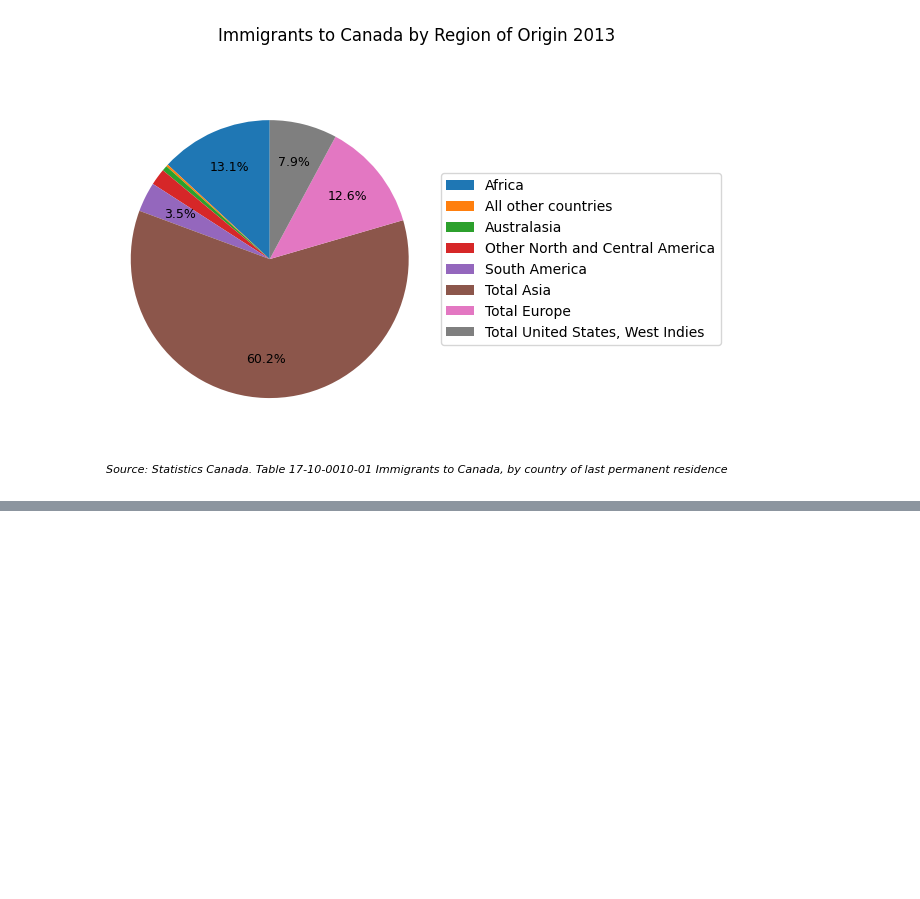
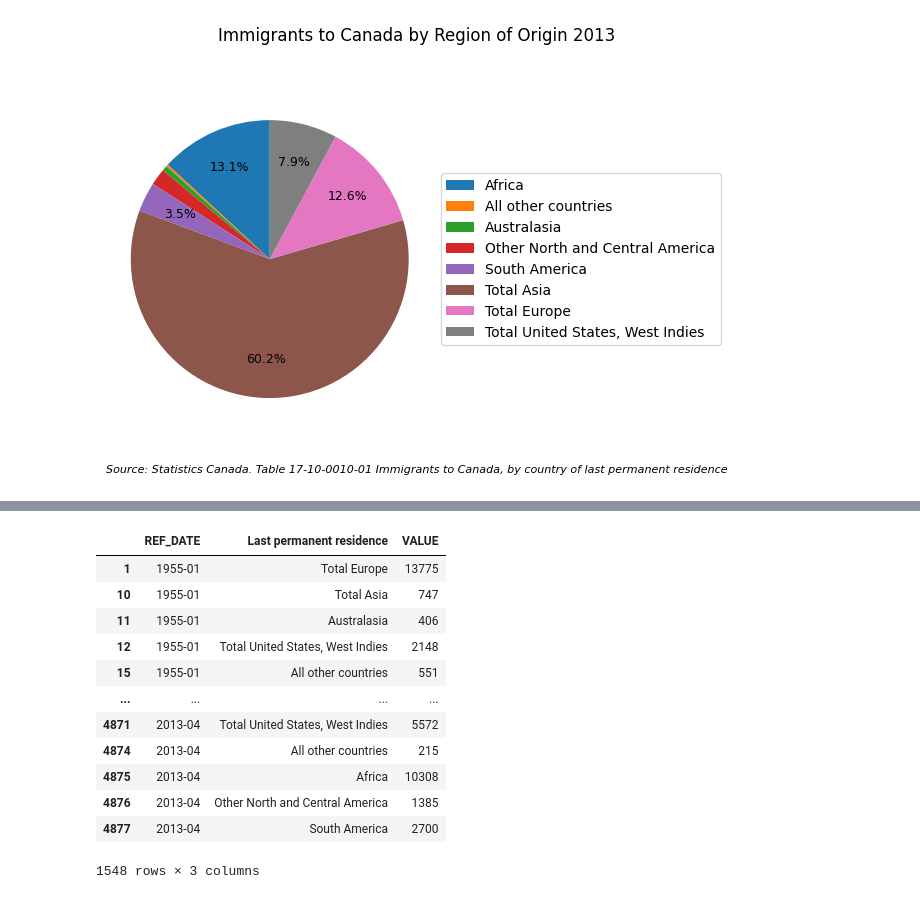
Before and after one commit to yrmo/gcinfo, a Jupyter notebook: immigrants-country-of-origin-1955-2013.ipynb, the cells around one changed output, grey strips where cells are left out. Cells and saved outputs as stored; diff of their text form; code cells hidden in the pictures; blank space fills up the shorter version.

```diff
--- a/immigrants-country-of-origin-1955-2013.ipynb
+++ b/immigrants-country-of-origin-1955-2013.ipynb
@@ -322,0 +261,17 @@ plt.show()
+# %%
+df_origin_simple_filtered = df_origin_simple[df_origin_simple["Last permanent residence"].isin(main_regions)]
+df_origin_simple_filtered
+# %% [output]
+|  | REF_DATE | Last permanent residence | VALUE |
+| 1 | 1955-01 | Total Europe | 13775 |
+| 10 | 1955-01 | Total Asia | 747 |
+| 11 | 1955-01 | Australasia | 406 |
+| 12 | 1955-01 | Total United States, West Indies | 2148 |
+| 15 | 1955-01 | All other countries | 551 |
+| ... | ... | ... | ... |
+| 4871 | 2013-04 | Total United States, West Indies | 5572 |
+| 4874 | 2013-04 | All other countries | 215 |
+| 4875 | 2013-04 | Africa | 10308 |
+| 4876 | 2013-04 | Other North and Central America | 1385 |
+| 4877 | 2013-04 | South America | 2700 |
+1548 rows × 3 columns
```
Also changed, not shown: parts of 9 cells of this notebook.
